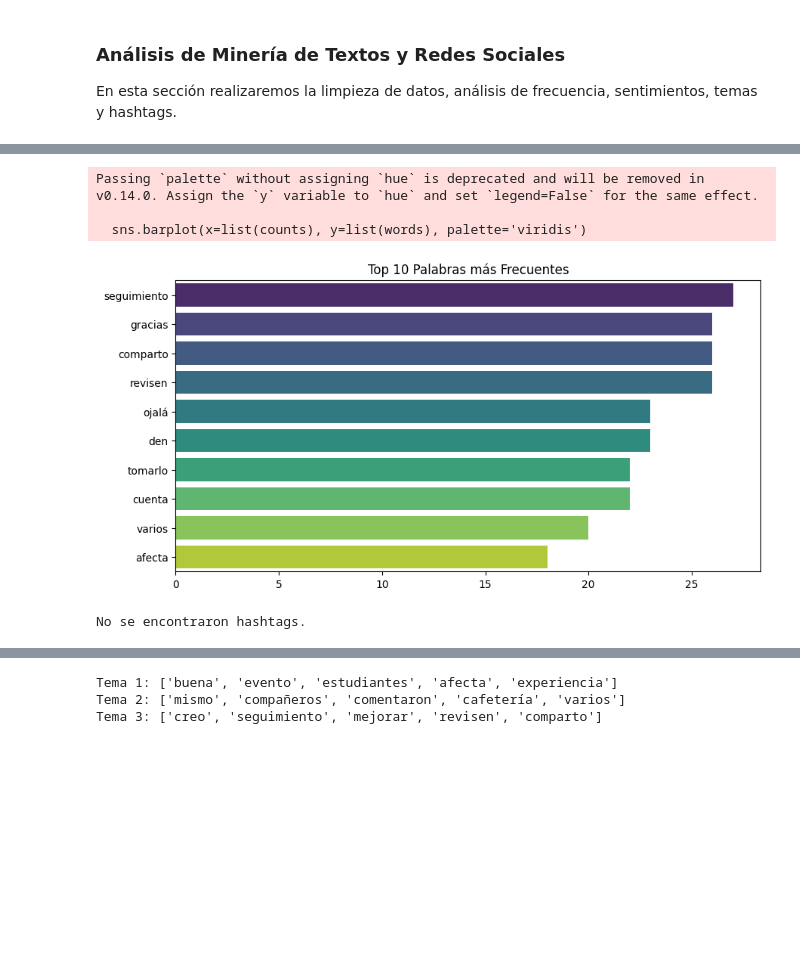
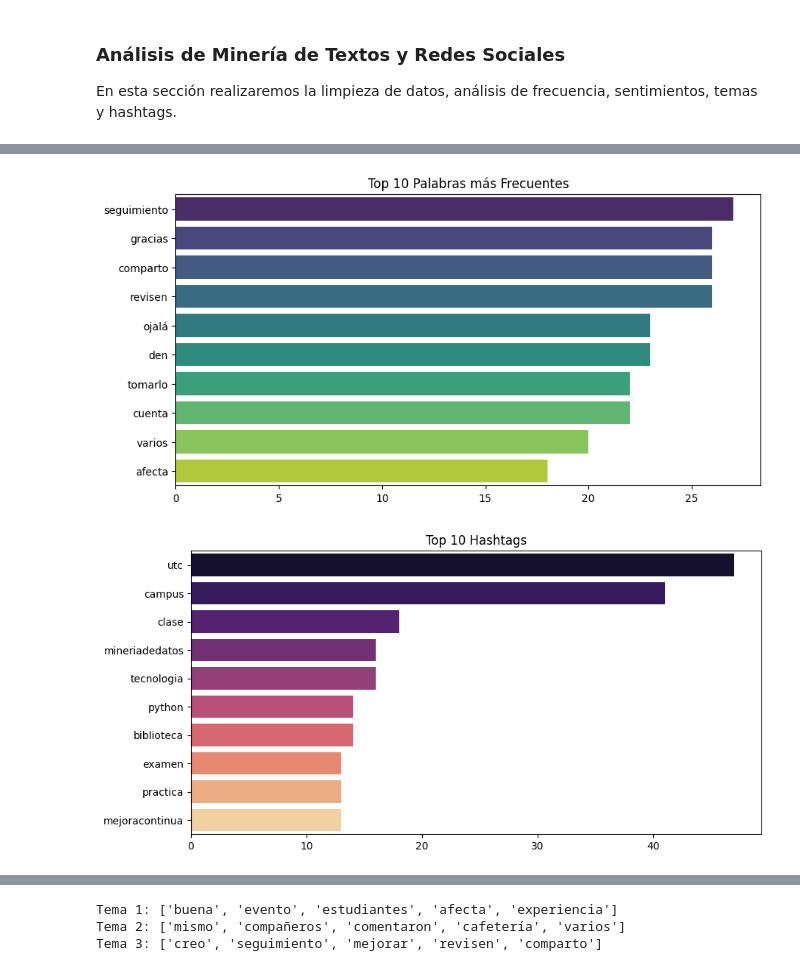
Before and after one commit to sebastianherrerahdz/mineria-de-datos, a Jupyter notebook: redes_sociales.ipynb, the cells around one changed output, grey strips where cells are left out. Cells and saved outputs as stored; diff of their text form; code cells hidden in the pictures; blank space fills up the shorter version.

```diff
--- a/redes_sociales.ipynb
+++ b/redes_sociales.ipynb
@@ -50,33 +50,38 @@ word_freq = Counter(all_words).most_common(10)
 words, counts = zip(*word_freq)
 
 plt.figure(figsize=(10, 5))
-sns.barplot(x=list(counts), y=list(words), palette='viridis')
+sns.barplot(x=list(counts), y=list(words), palette='viridis', hue=list(words), legend=False)
 plt.title('Top 10 Palabras más Frecuentes')
 plt.show()
 # %% [output]
-Passing `palette` without assigning `hue` is deprecated and will be removed in v0.14.0. Assign the `y` variable to `hue` and set `legend=False` for the same effect.
-
-  sns.barplot(x=list(counts), y=list(words), palette='viridis')
 [figure]
 # %%
 # 2. Top 10 Hashtags
-def extract_hashtags(text):
-    return re.findall(r'#(\w+)', str(text).lower())
 
-df['hashtags'] = df[text_col].apply(extract_hashtags)
-all_hashtags = [h for sublist in df['hashtags'] for h in sublist]
+def extract_hashtags_from_column(tag_string):
+    if pd.isna(tag_string):
+        return []
+
+    return [h.lower() for h in re.findall(r'#(\w+)', str(tag_string))]
+
+
+df['extracted_hashtags_list'] = df['Hashtags'].apply(extract_hashtags_from_column)
+
+
+all_hashtags = [h for sublist in df['extracted_hashtags_list'] for h in sublist]
 hashtag_freq = Counter(all_hashtags).most_common(10)
 
 if hashtag_freq:
     h_tags, h_counts = zip(*hashtag_freq)
     plt.figure(figsize=(10, 5))
-    sns.barplot(x=list(h_counts), y=list(h_tags), palette='magma')
+
+    sns.barplot(x=list(h_counts), y=list(h_tags), palette='magma', hue=list(h_tags), legend=False)
     plt.title('Top 10 Hashtags')
     plt.show()
 else:
-    print("No se encontraron hashtags.")
+    print("No se encontraron hashtags en la columna 'Hashtags' o están vacíos.")
 # %% [output]
-No se encontraron hashtags.
+[figure, added]
 # %%
 # 3. Clasificación de Sentimiento Simple .
 
```
Also changed, not shown: parts of 5 cells of this notebook.
